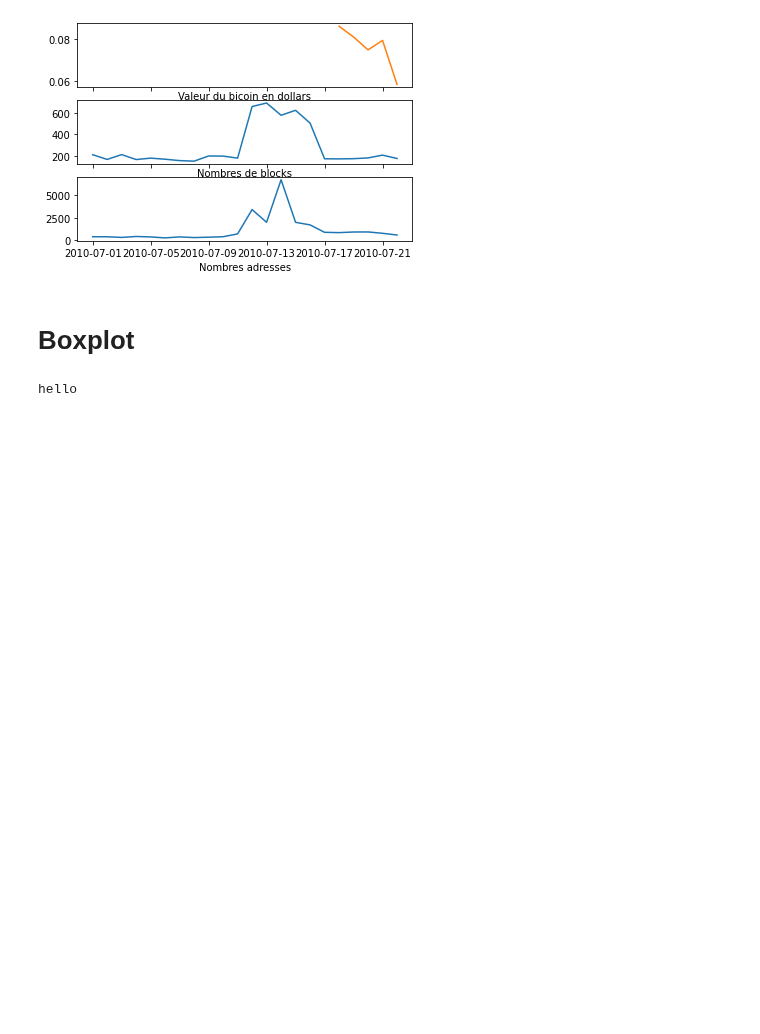
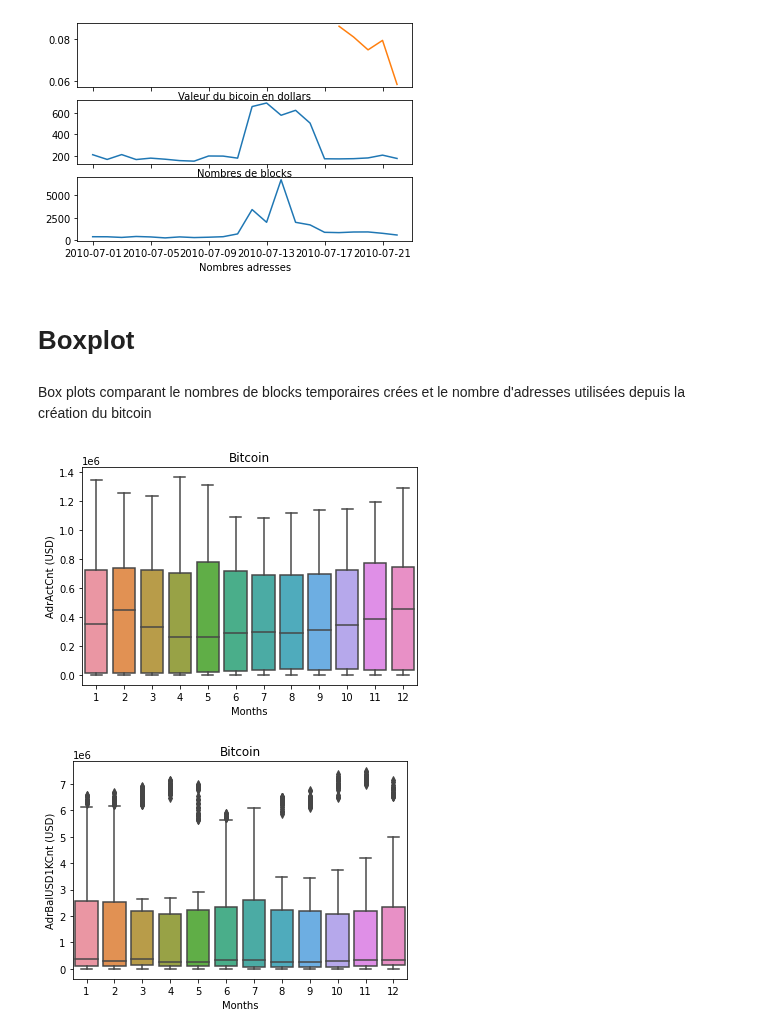
Before and after one commit to Massimo2003/BitcoinProject, a Jupyter notebook: MarcheFinanciers.ipynb, the cells around one changed output. Drawn from its saved outputs; the diff is of its cells as text; code cells hidden in the pictures; blank space fills up the shorter version.

```diff
--- a/MarcheFinanciers.ipynb
+++ b/MarcheFinanciers.ipynb
@@ -110,7 +132,19 @@ ax3.set_xlabel("Nombres adresses");
 [figure]
 # %% [markdown]
 # **Boxplot**
-# %%
-print('hello')
-# %% [output]
-hello
+# %% [markdown]
+Box plots comparant le nombres de blocks temporaires crées et le nombre d'adresses utilisées depuis la création du bitcoin
+# %%
+ax1 = sns.boxplot(data=btc_data, x=btc_data.index.month, y='AdrActCnt');
+ax1.set_ylabel("AdrActCnt (USD)")
+ax1.set_xlabel("Months")
+ax1.set_title("Bitcoin");
+plt.show()
+
+ax2 = sns.boxplot(data=btc_data, x=btc_data.index.month, y='AdrBalUSD1KCnt');
+ax2.set_ylabel("AdrBalUSD1KCnt (USD)")
+ax2.set_xlabel("Months")
+ax2.set_title("Bitcoin");
+# %% [output]
+[figure, added]
+[figure, added]
```
Also changed, not shown: parts of 12 cells of this notebook.
